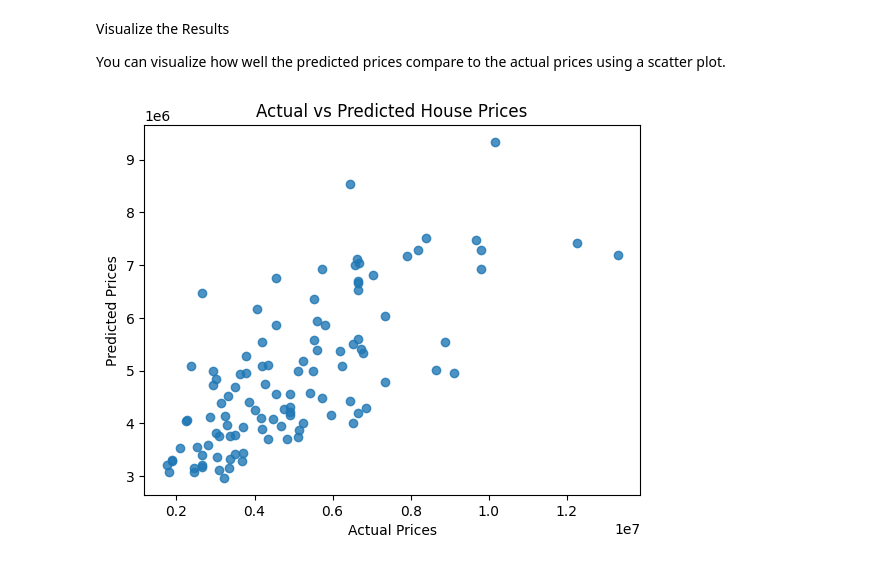
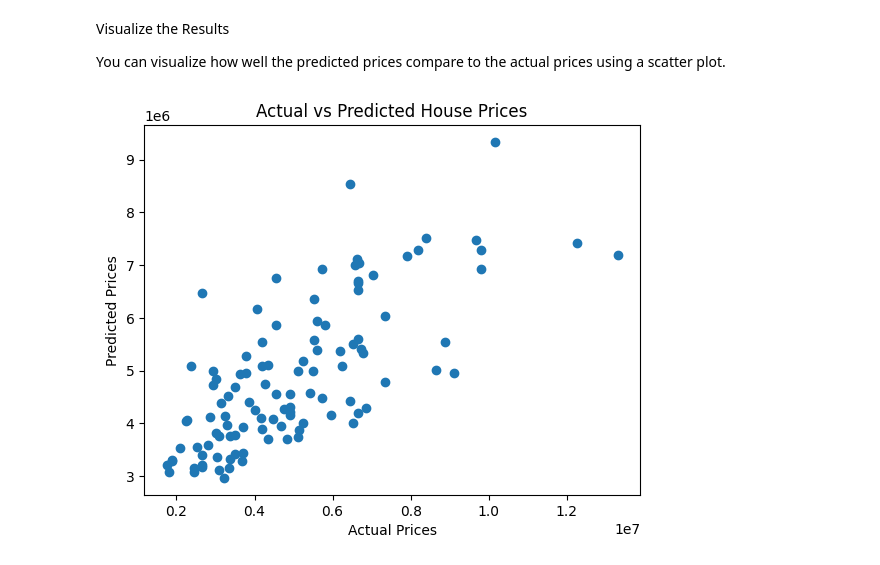
Before and after one commit to patil-piyush/College-Programs-2nd-Year, a Jupyter notebook: Sem 3/DE & VL/Linear regression/linear_Reg.ipynb, the cells around one changed output. Saved outputs shown, nothing was run; the diff lists cells and outputs as text; code cells hidden in the pictures.

```diff
--- a/Sem 3/DE & VL/Linear regression/linear_Reg.ipynb
+++ b/Sem 3/DE & VL/Linear regression/linear_Reg.ipynb
@@ -186,10 +185,10 @@ Visualize the Results
 
 You can visualize how well the predicted prices compare to the actual prices using a scatter plot.
 # %%
-plt.scatter(y_test, y_pred, alpha=0.8)
+plt.scatter(y_test, y_pred)
 plt.xlabel("Actual Prices")
 plt.ylabel("Predicted Prices")
 plt.title("Actual vs Predicted House Prices")
 plt.show()
 # %% [output]
-[figure, old version]
+[figure, new version]
```
Also changed, not shown: parts of 1 cell of this notebook, 17 other files.
